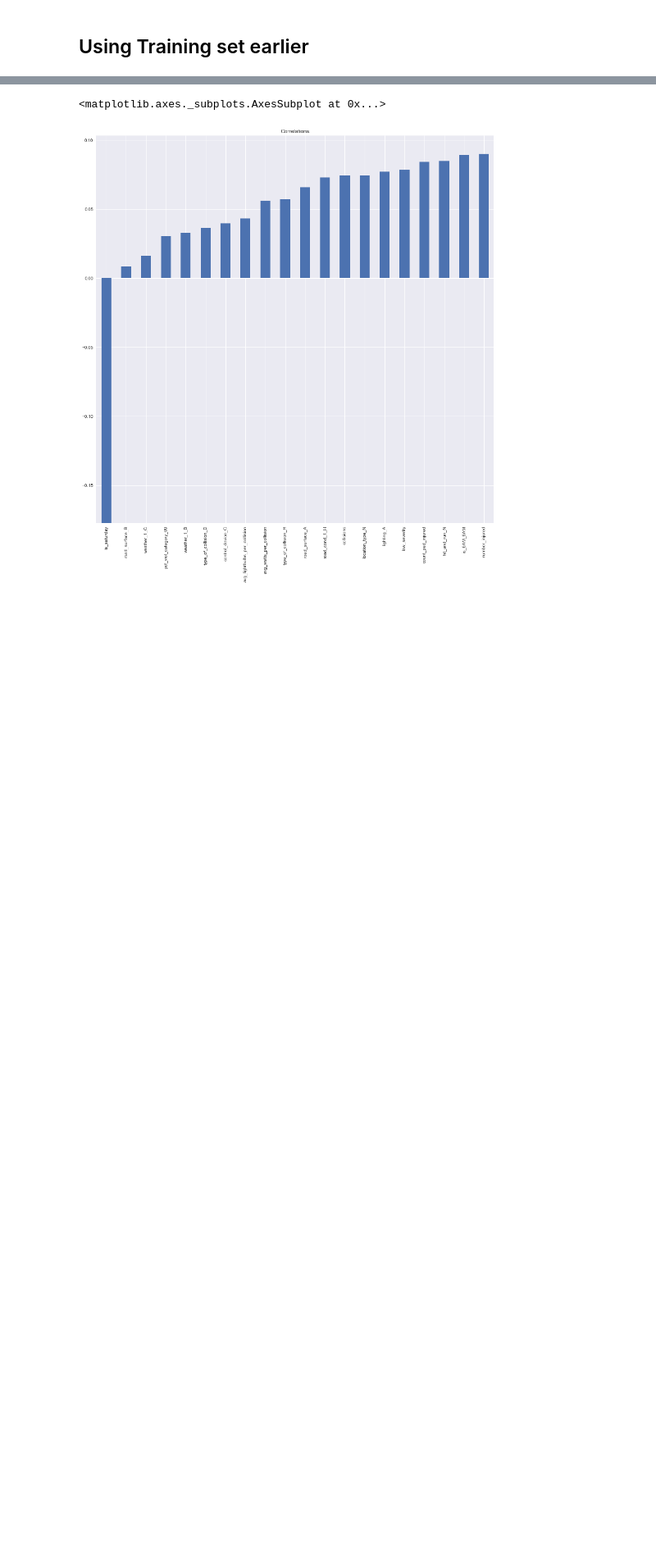
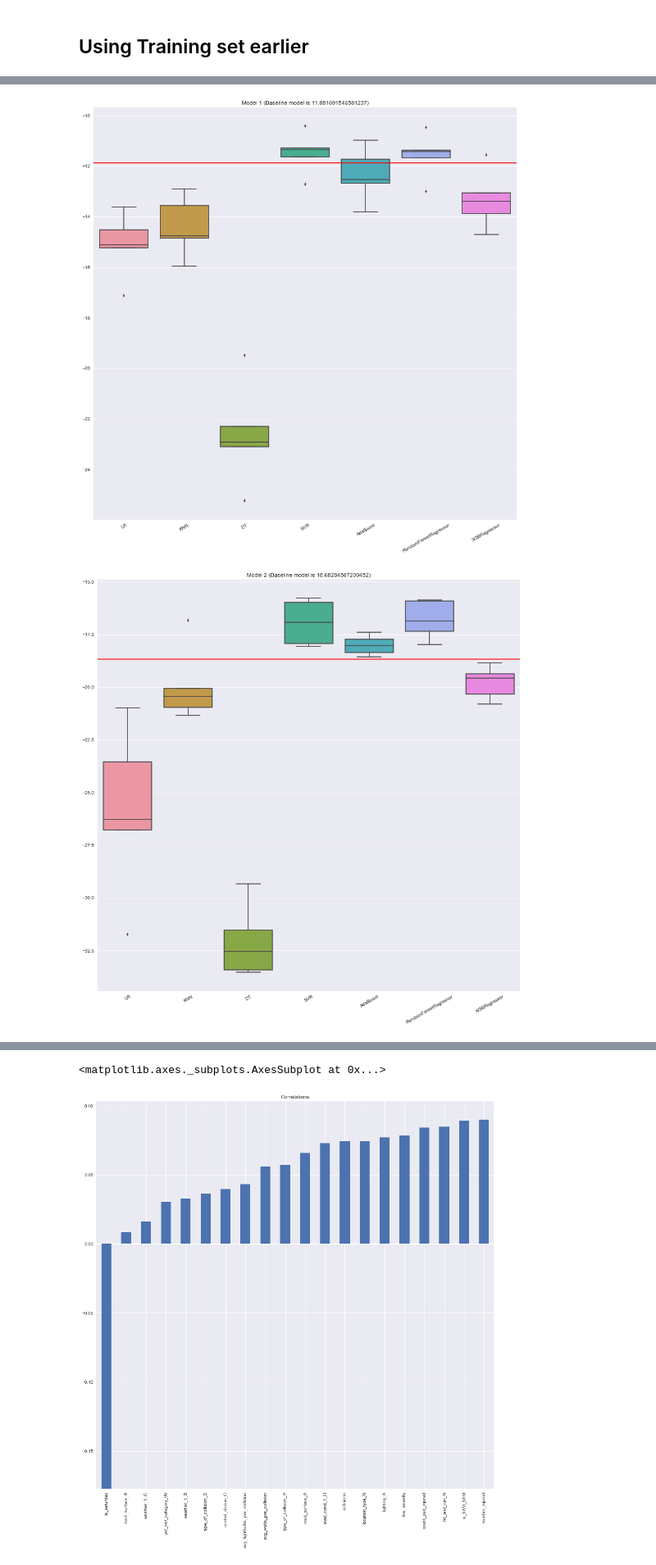
Before and after one commit to Peter-32/LA-Collision-Forecasting, a Jupyter notebook: la_collisions ML Main.ipynb, the cells around one changed output, grey strips where cells are left out. Shown at 82% size. Drawn from its saved outputs; the diff is of its cells as text; code cells hidden in the pictures; blank space fills up the shorter version.

```diff
--- a/la_collisions ML Main.ipynb
+++ b/la_collisions ML Main.ipynb
@@ -680,0 +651,13 @@ for i in range(1, 8):
+# %%
+from sklearn.metrics import r2_score
+from sklearn.metrics import mean_squared_error
+
+baseline_mses = [""]
+
+for i in range(1, 8):
+    y_prediction = np.zeros(len(y_tests[i]))
+    y_prediction.fill(y_trains[i].mean())
+
+    mse = mean_squared_error(y_tests[i], y_prediction)
+    print("Model {}'s baseline mse is {}".format(i, mse))
+    baseline_mses.append(mse)
@@ -680,0 +682,52 @@ for i in range(1, 8):
+# %%
+from sklearn.model_selection import KFold
+from sklearn.model_selection import cross_val_score
+from sklearn.linear_model import LogisticRegression
+from sklearn.naive_bayes import GaussianNB
+from sklearn.neighbors import KNeighborsRegressor
+from sklearn.tree import DecisionTreeRegressor
+from sklearn.svm import SVR
+import numpy as np
+import pandas as pd
+from sklearn.linear_model import RidgeCV
+from sklearn.model_selection import train_test_split
+from sklearn.pipeline import make_pipeline, make_union
+from tpot.builtins import StackingEstimator
+from xgboost import XGBRegressor
+from sklearn.ensemble import RandomForestRegressor
+from sklearn.ensemble import AdaBoostRegressor
+
+for i in range(1, 8):
+    models = []
+    models.append(("LR",LogisticRegression()))
+    models.append(("KNN",KNeighborsRegressor()))
+    models.append(("DT",DecisionTreeRegressor()))
+    models.append(("SVR",SVR()))
+    models.append(("AdaBoost",AdaBoostRegressor(n_estimators=500, random_state=2)))
+    models.append(("RandomForestRegressor",RandomForestRegressor(n_estimators = 1000, max_features="log2", min_samples_leaf=5, criterion="mse",
+                                            bootstrap = True,random_state=2)))
+    models.append(("XGBRegressor",make_pipeline(
+        StackingEstimator(estimator=RidgeCV()),
+        XGBRegressor(learning_rate=0.1, max_depth=10, min_child_weight=13, n_estimators=100, nthread=1, subsample=0.55)
+    )))
+
+    results = []
+    names = []
+    for name, model in models:
+        kfold = KFold(n_splits=5, random_state=22)
+        cv_result = cross_val_score(model, X_trains[i], y_trains[i], cv = kfold, scoring='neg_mean_squared_error')
+        names.append(name)
+        results.append(cv_result)
+
+#     for i in range(len(names)):
+#         print(names[i], results[i].mean())
+
+    fig, ax = plt.subplots(figsize=(16, 16))
+    ax = sns.boxplot(data=results)
+    ax.set_xticklabels(names, rotation=30)
+    plt.title("Model {} (Baseline model is {})".format(i, baseline_mses[i]))
+    plt.plot(np.linspace(-20,120,1000), [-1*baseline_mses[i]]*1000, 'r')
+    plt.savefig('Model_{}_Results_withnofeatureselection.png'.format(i))
+# %% [output]
+[figure, added]
+[figure, added]
```
Also changed, not shown: parts of 17 cells of this notebook, 30 other files.
